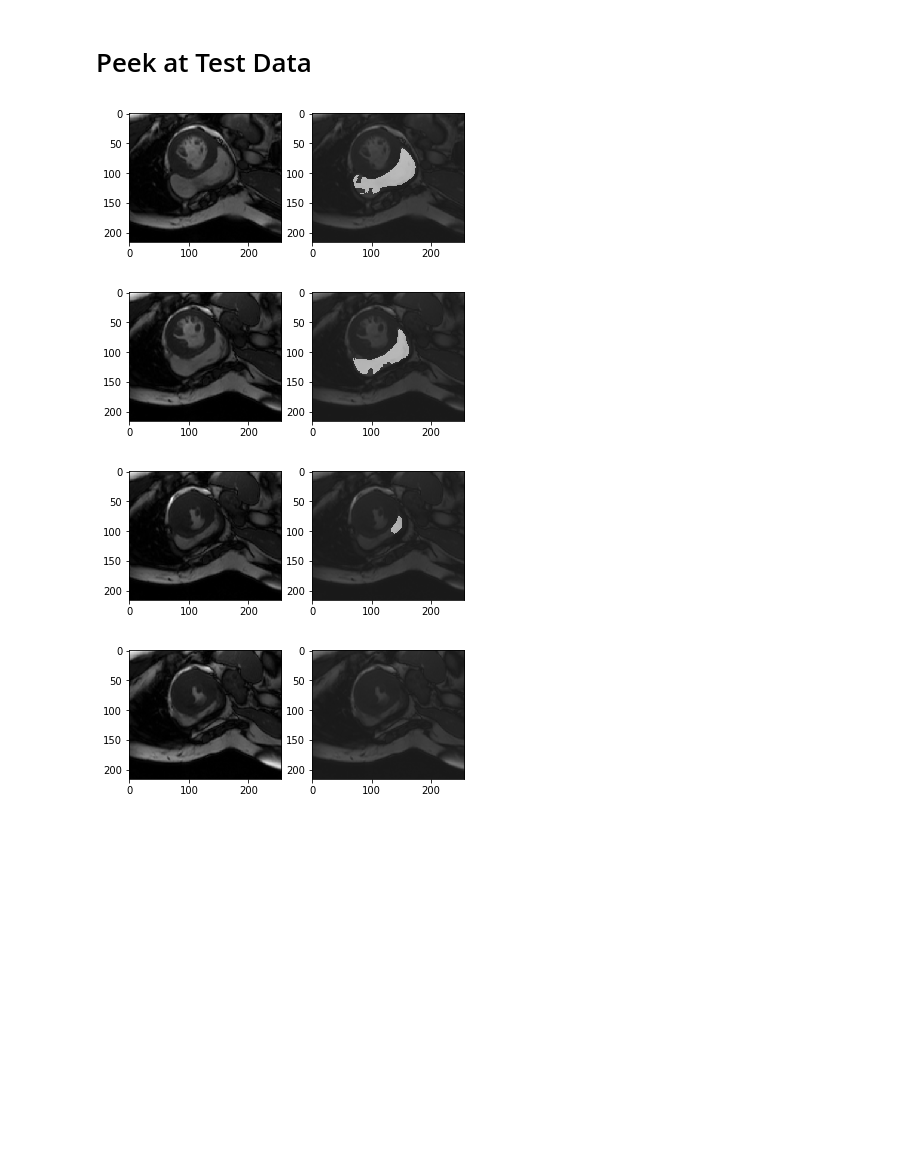
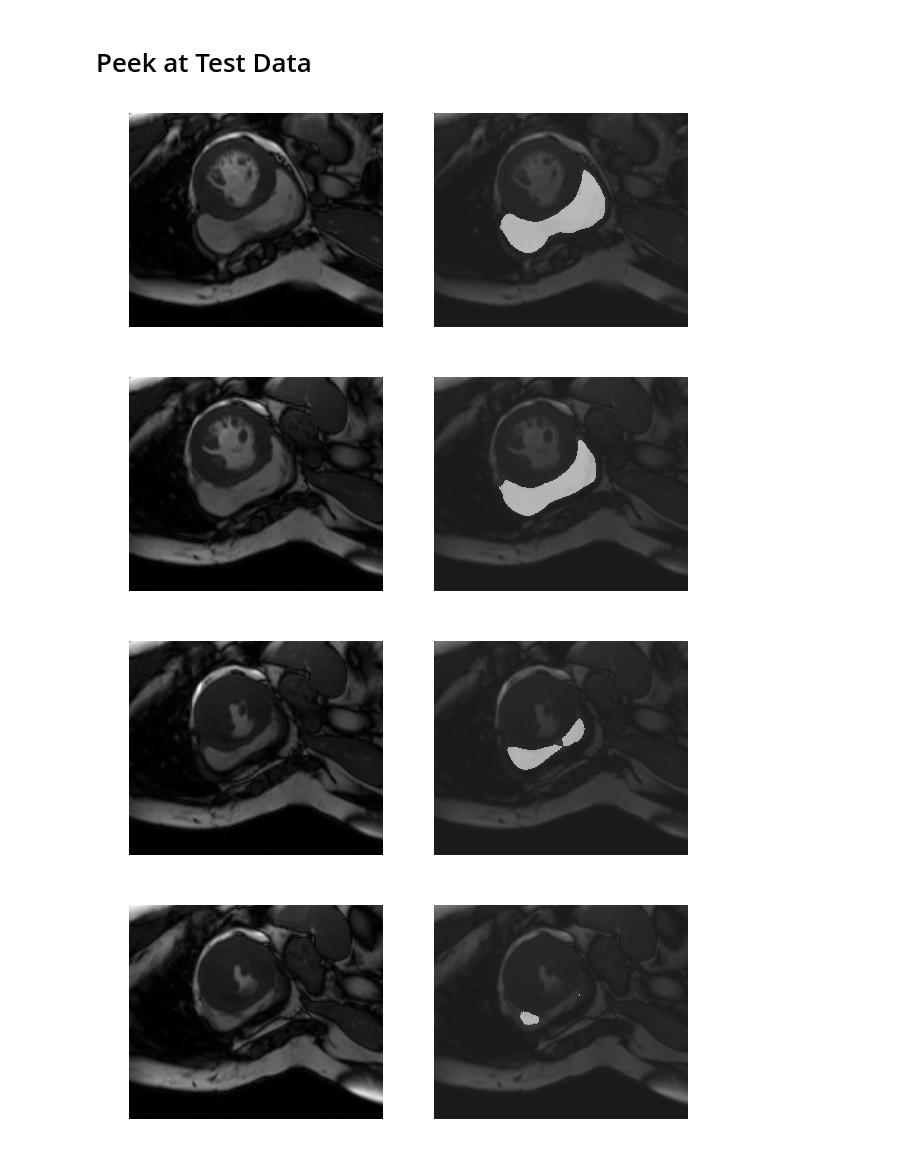
Before and after one commit to chuckyee/cardiac-segmentation, a Jupyter notebook: notebooks/Model Evaluation.ipynb, the cells around one changed output. Drawn from its saved outputs; the diff is of its cells as text; code cells hidden in the pictures; blank space fills up the shorter version.

```diff
--- a/notebooks/Model Evaluation.ipynb
+++ b/notebooks/Model Evaluation.ipynb
@@ -24,8 +24,8 @@ def jaccard(y_true, y_pred):
 m = model.u_net(height=216, width=256, maps=1,
                 features=32, depth=3, classes=2,
                 temperature=1.0,
-                padding='same', batch_norm=False)
-m.load_weights("../rvsc/results/simple-augmentation/weights-epoch288-0.9897.hdf5")
+                padding='same', batchnorm=False)
+m.load_weights("../results/elastic-augmentation/2-dice/weights-483-0.8022.hdf5")
 # %% [markdown]
 # Train and Validation Performance
 # %%
@@ -106,16 +106,18 @@ images = np.asarray(p.all_images)[:,:,:,None]
 # %%
 masks = m.predict(images)
 
 n = 80
 for n in [80, 100, 108, 128, 140, 148, 160, 168, 180, 188, 200]:
-    plt.figure()
+    plt.figure(figsize=(10,25))
     plt.subplot(1, 2, 1)
+    plt.axis("off")
     plt.imshow(p.all_images[n], cmap=plt.cm.gray)
     plt.subplot(1, 2, 2)
+    plt.axis("off")
     plt.imshow(p.all_images[n], cmap=plt.cm.gray, alpha=0.8)
     plt.imshow(np.round(masks[n,:,:,1]), cmap=plt.cm.gray, alpha=0.5)
 # %% [output]
-[figure, old version]
+[figure, new version]
-[figure, old version]
+[figure, new version]
-[figure, old version]
+[figure, new version]
-[figure, old version]
+[figure, new version]
```
Also changed, not shown: parts of 5 cells of this notebook.
